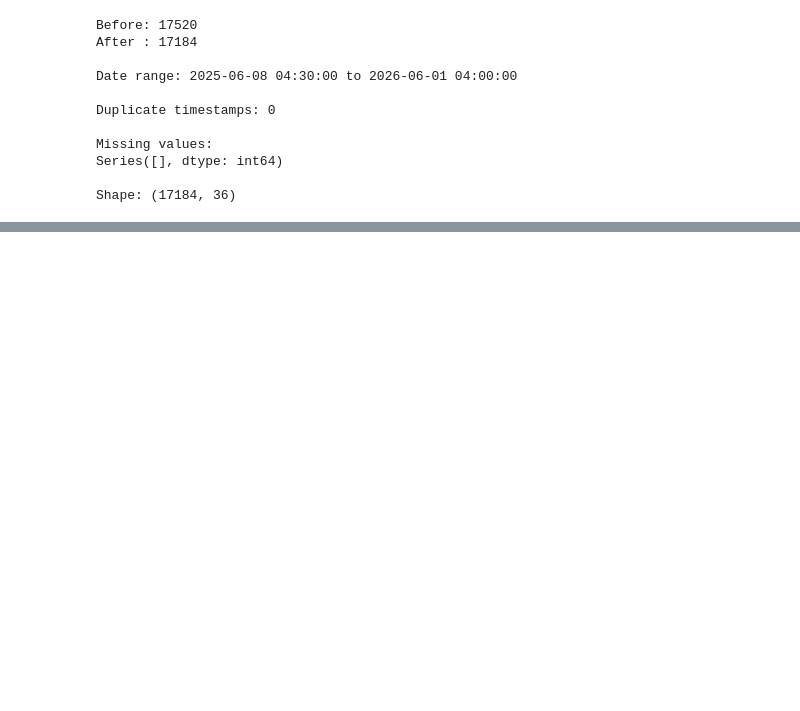
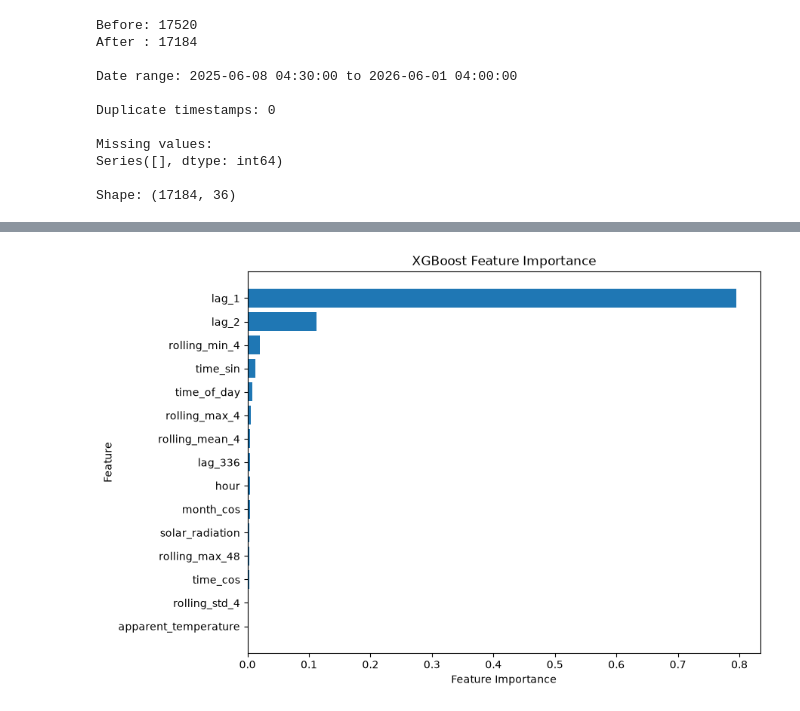
Before and after one commit to abeythomas1997/nem-demand-forecasting, a Jupyter notebook: notebooks/dummi.ipynb, the cells around one changed output, grey strips where cells are left out. Drawn from its saved outputs; the diff is of its cells as text; code cells hidden in the pictures; blank space fills up the shorter version.

```diff
--- a/notebooks/dummi.ipynb
+++ b/notebooks/dummi.ipynb
@@ -966,0 +977,6 @@ Name: solar_radiation, dtype: float64
+# %%
+train_df, validation_df, test_df = split_time_series_data(
+    training_df,
+    train_ratio=0.70,
+    validation_ratio=0.15,
+)
@@ -966,0 +1556,9 @@ Name: solar_radiation, dtype: float64
+# %%
+# Inspect XGBoost feature importance.
+
+xgboost_feature_importance = get_xgboost_feature_importance(
+    model=xgboost_model,
+    feature_names=X_train.columns,
+)
+
+xgboost_feature_importance.head(15)
@@ -966,0 +1582,22 @@ Name: solar_radiation, dtype: float64
+# %%
+# Plot XGBoost feature importance.
+
+import matplotlib.pyplot as plt
+
+top_xgboost_features = xgboost_feature_importance.head(15)
+
+plt.figure(figsize=(9, 6))
+
+plt.barh(
+    top_xgboost_features["feature"][::-1],
+    top_xgboost_features["importance"][::-1],
+)
+
+plt.xlabel("Feature Importance")
+plt.ylabel("Feature")
+plt.title("XGBoost Feature Importance")
+
+plt.tight_layout()
+plt.show()
+# %% [output]
+[figure, added]
```
Also changed, not shown: parts of 34 cells of this notebook, 8 other files.
